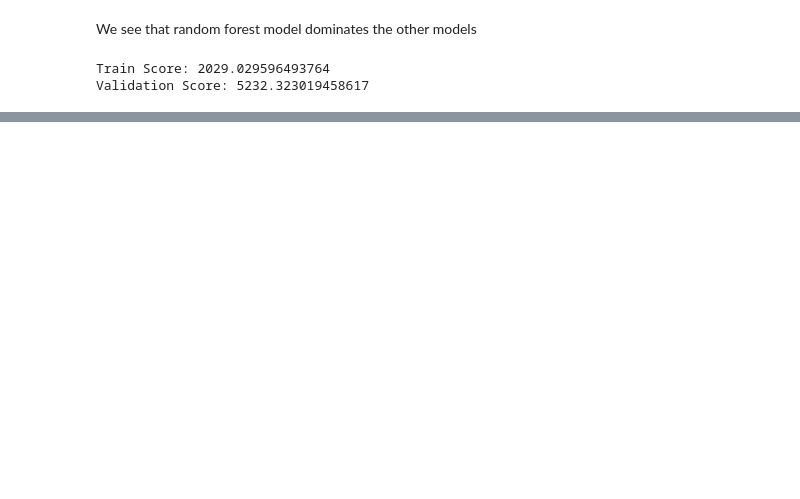
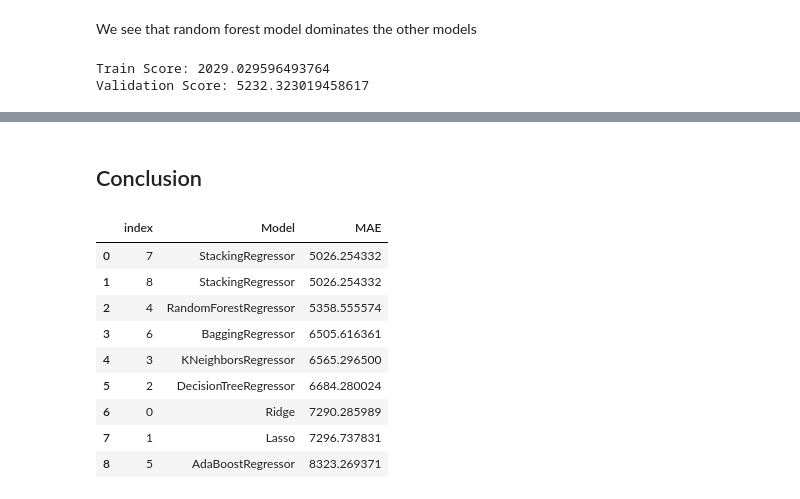
Before and after one commit to saadaltohamy/Artificial-Intelligence-2-Final-Project-ArchivAI-1, a Jupyter notebook: car_price.ipynb, the cells around one changed output, grey strips where cells are left out. Drawn from its saved outputs; the diff is of its cells as text; code cells hidden in the pictures; blank space fills up the shorter version.

Commit message:
add Modeling Techniques

```diff
--- a/car_price.ipynb
+++ b/car_price.ipynb
@@ -1302,14 +1291,26 @@ plt.plot(range(1, 10), k_scores)
 # %%
-ridge = Ridge()
-lasso = Lasso()
+scores = {}
 dt = DecisionTreeRegressor()
-knn = KNeighborsRegressor(n_neighbors= 9)
+ridge = Ridge(alpha=1, random_state=42)
+lasso = Lasso(alpha=1, random_state=42)
+knn = KNeighborsRegressor(n_neighbors= 4)
 rf = RandomForestRegressor(n_estimators = 100, random_state = 42)
-gbr = GradientBoostingRegressor(n_estimators = 50, random_state = 43)
-metric = 'neg_mean_absolute_error'
-print("RidgeCV score = ", cross_val_score(ridge, X, y, cv=5, scoring = metric).mean()*-1)
-print("LassoCV score = ", cross_val_score(lasso, X, y, cv=5, scoring = metric).mean()*-1)
-print("DecisionTreeRegressor score = ", cross_val_score(dt, X, y, cv=5, scoring = metric).mean()*-1)
-print("KNeighborsRegressor score = ", cross_val_score(knn, X, y, cv=5, scoring = metric).mean()*-1)
-print("RandomForestRegressor score = ", cross_val_score(rf, X, y, cv=5, scoring = metric).mean()*-1)
-print("GradientBoostingRegressor score = ", cross_val_score(gbr, X, y, cv=5, scoring = metric).mean()*-1)
+ada_boost = AdaBoostRegressor(n_estimators=100, random_state=42)
+bagging = BaggingRegressor(estimator=KNeighborsRegressor(n_neighbors=4), n_estimators=10, random_state=42)
+
+ridge_score = cross_val_score(ridge, X, y, cv=5, scoring = metric).mean()*-1
+lasso_score = cross_val_score(lasso, X, y, cv=5, scoring = metric).mean()*-1
+dt_score = cross_val_score(dt, X, y, cv=5, scoring = metric).mean()*-1
+knn_score = cross_val_score(knn, X, y, cv=5, scoring = metric).mean()*-1
+rf_score = cross_val_score(rf, X, y, cv=5, scoring = metric).mean()*-1
+ada_boost_score = cross_val_score(ada_boost, X, y, cv=5, scoring = metric).mean()*-1
+bagging_score = cross_val_score(bagging, X, y, cv=5, scoring = metric).mean()*-1
+
+scores['Ridge'] = ridge_score
+scores['Lasso'] = lasso_score
+scores['DecisionTreeRegressor'] = dt_score
+scores['KNeighborsRegressor'] = knn_score
+scores['RandomForestRegressor'] = rf_score
+scores["AdaBoostRegressor"] = ada_boost_score
+scores['BaggingRegressor'] = bagging_score
+scores = pd.DataFrame(scores.items(), columns=['Model', 'MAE'])
@@ -1397,0 +1379,17 @@ submission.to_csv('submission_stacking_late.csv', index=False)
+# %% [markdown]
+## Conclusion
+# %%
+scores.loc[len(scores)] = ['StackingRegressor', valid_score]
+scores = scores.sort_values(by='MAE').reset_index()
+scores
+# %% [output]
+|  | index | Model | MAE |
+| 0 | 7 | StackingRegressor | 5026.254332 |
+| 1 | 8 | StackingRegressor | 5026.254332 |
+| 2 | 4 | RandomForestRegressor | 5358.555574 |
+| 3 | 6 | BaggingRegressor | 6505.616361 |
+| 4 | 3 | KNeighborsRegressor | 6565.296500 |
+| 5 | 2 | DecisionTreeRegressor | 6684.280024 |
+| 6 | 0 | Ridge | 7290.285989 |
+| 7 | 1 | Lasso | 7296.737831 |
+| 8 | 5 | AdaBoostRegressor | 8323.269371 |
```
Also changed, not shown: parts of 31 cells of this notebook.
